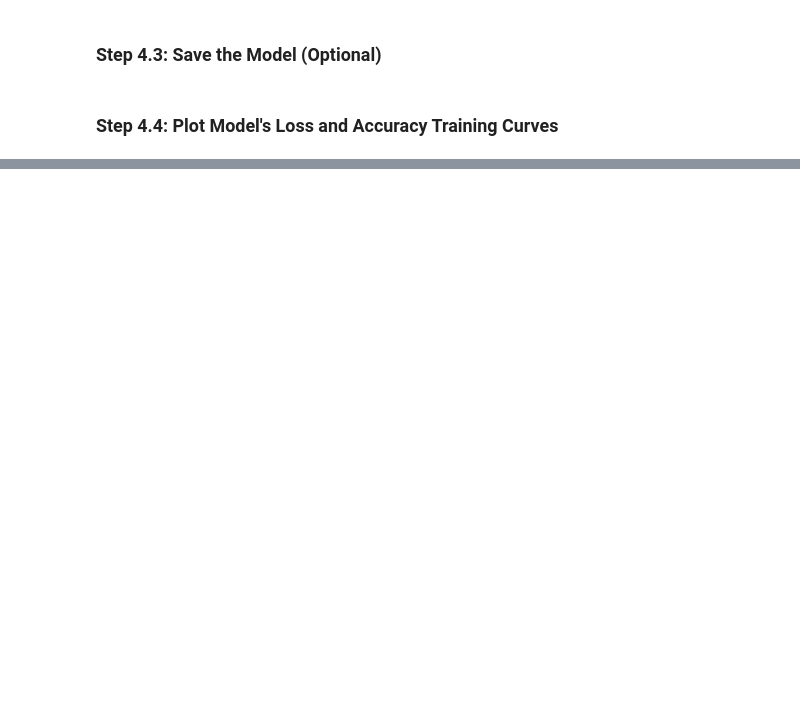
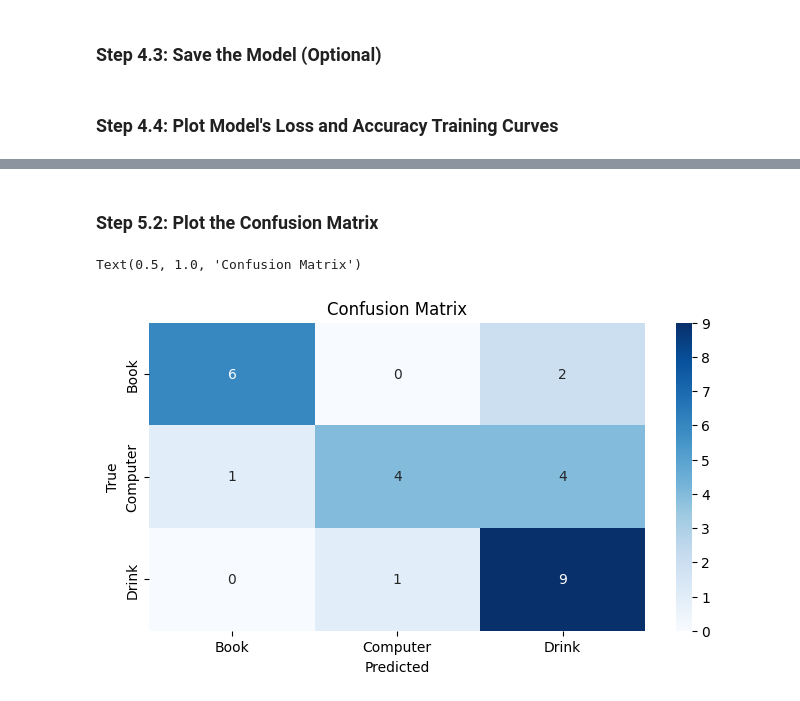
Before and after one commit to tonygonzalez14/Odyssey-ASL, a Jupyter notebook: Words/tony_CNN_LSTM.ipynb, the cells around one changed output, grey strips where cells are left out. Cells and saved outputs as stored; diff of their text form; code cells hidden in the pictures; blank space fills up the shorter version.

```diff
--- a/Words/tony_CNN_LSTM.ipynb
+++ b/Words/tony_CNN_LSTM.ipynb
@@ -365,0 +373,12 @@ plot_metric(convlstm_model_training_history, "accuracy", "val_accuracy", "Total
+# %%
+# Load in trained model (must change name for different models)
+model = load_model("convlstm_model__Date_Time_2024_11_09__15_35_01__Loss_0.9532026648521423__Accuracy_0.7037037014961243.h5")
+# %%
+# Perform predictions on the test data set
+predictions = model.predict(features_test)
+
+# Convert one-hot-encoded labels back to class indicies
+y_true = labels_test.argmax(axis=1)
+
+# Get the predicted class indicies
+y_pred = predictions.argmax(axis=1)
@@ -365,0 +389,6 @@ plot_metric(convlstm_model_training_history, "accuracy", "val_accuracy", "Total
+# %%
+# Generate the confusion matrix
+cm = confusion_matrix(y_true, y_pred)
+
+# Print a classification report for precision, recall, and F1-score
+print(classification_report(y_true, y_pred))
@@ -365,0 +405,15 @@ plot_metric(convlstm_model_training_history, "accuracy", "val_accuracy", "Total
+# %% [markdown]
+### Step 5.2: Plot the Confusion Matrix
+# %%
+# Define class names (change for different datasets)
+class_names = ["Book", "Computer", "Drink"]
+
+# Plot the confusion matrix
+plt.figure(figsize=(8, 4))
+sns.heatmap(cm, annot=True, fmt="d", cmap="Blues", xticklabels=class_names, yticklabels=class_names)
+plt.xlabel("Predicted")
+plt.ylabel("True")
+plt.title("Confusion Matrix")
+# %% [output]
+Text(0.5, 1.0, 'Confusion Matrix')
+[figure, added]
```
Also changed, not shown: parts of 12 cells of this notebook.
